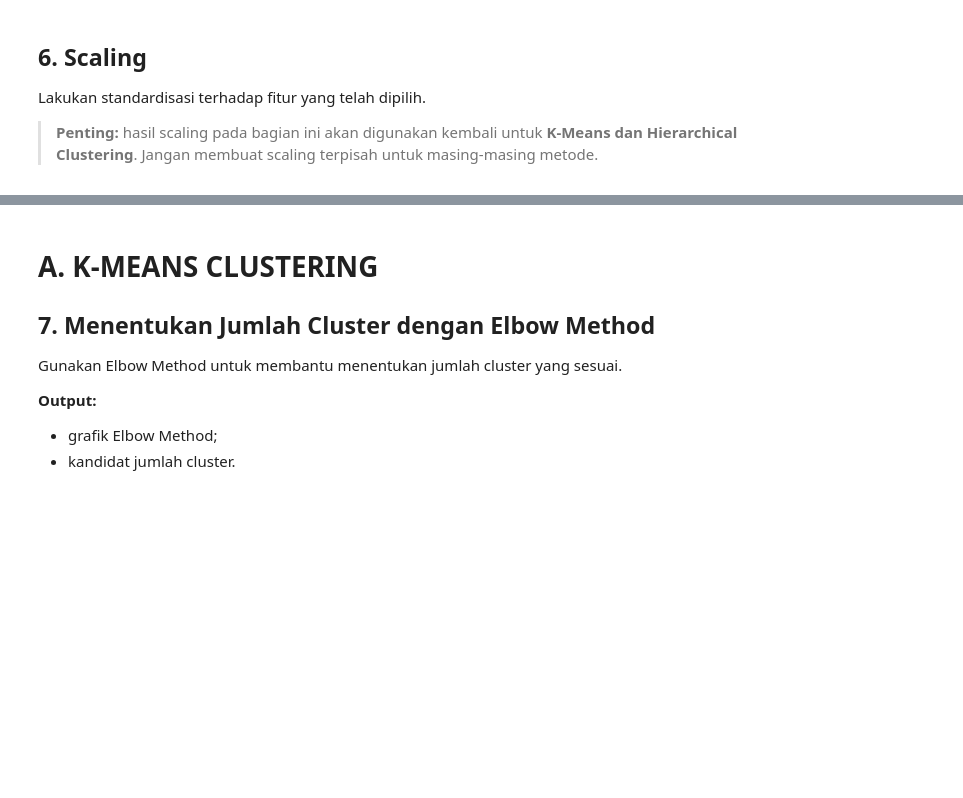
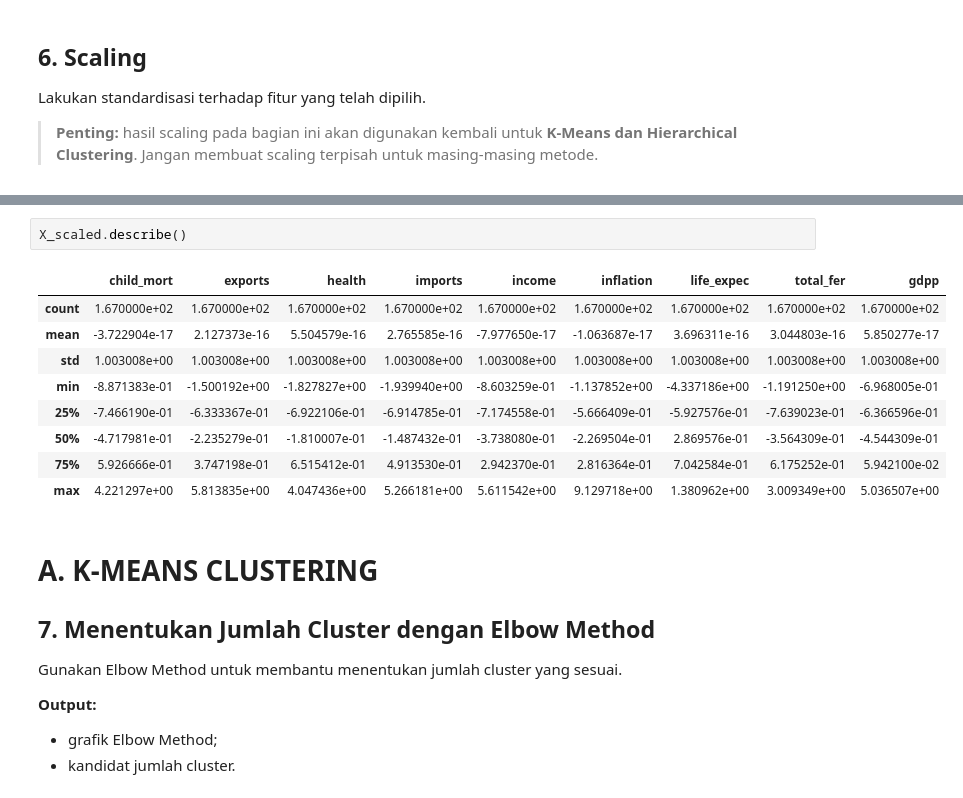
Before and after one commit to Renobelajar/prak-datascience-5, a Jupyter notebook: Template_Notebook_Latihan_KelasI.ipynb, the cells around one changed output, grey strips where cells are left out. Drawn from its saved outputs; the diff is of its cells as text; blank space fills up the shorter version.

```diff
--- a/Template_Notebook_Latihan_KelasI.ipynb
+++ b/Template_Notebook_Latihan_KelasI.ipynb
@@ -249,3 +266,15 @@ Lakukan standardisasi terhadap fitur yang telah dipilih.
+# %%
+X_scaled.describe()
+# %% [output]
+|  | child_mort | exports | health | imports | income | inflation | life_expec | total_fer | gdpp |
+| count | 1.670000e+02 | 1.670000e+02 | 1.670000e+02 | 1.670000e+02 | 1.670000e+02 | 1.670000e+02 | 1.670000e+02 | 1.670000e+02 | 1.670000e+02 |
+| mean | -3.722904e-17 | 2.127373e-16 | 5.504579e-16 | 2.765585e-16 | -7.977650e-17 | -1.063687e-17 | 3.696311e-16 | 3.044803e-16 | 5.850277e-17 |
+| std | 1.003008e+00 | 1.003008e+00 | 1.003008e+00 | 1.003008e+00 | 1.003008e+00 | 1.003008e+00 | 1.003008e+00 | 1.003008e+00 | 1.003008e+00 |
+| min | -8.871383e-01 | -1.500192e+00 | -1.827827e+00 | -1.939940e+00 | -8.603259e-01 | -1.137852e+00 | -4.337186e+00 | -1.191250e+00 | -6.968005e-01 |
+| 25% | -7.466190e-01 | -6.333367e-01 | -6.922106e-01 | -6.914785e-01 | -7.174558e-01 | -5.666409e-01 | -5.927576e-01 | -7.639023e-01 | -6.366596e-01 |
+| 50% | -4.717981e-01 | -2.235279e-01 | -1.810007e-01 | -1.487432e-01 | -3.738080e-01 | -2.269504e-01 | 2.869576e-01 | -3.564309e-01 | -4.544309e-01 |
+| 75% | 5.926666e-01 | 3.747198e-01 | 6.515412e-01 | 4.913530e-01 | 2.942370e-01 | 2.816364e-01 | 7.042584e-01 | 6.175252e-01 | 5.942100e-02 |
+| max | 4.221297e+00 | 5.813835e+00 | 4.047436e+00 | 5.266181e+00 | 5.611542e+00 | 9.129718e+00 | 1.380962e+00 | 3.009349e+00 | 5.036507e+00 |
 # %% [markdown]
 # A. K-MEANS CLUSTERING
 ## 7. Menentukan Jumlah Cluster dengan Elbow Method
```
Also changed, not shown: parts of 10 cells of this notebook.
